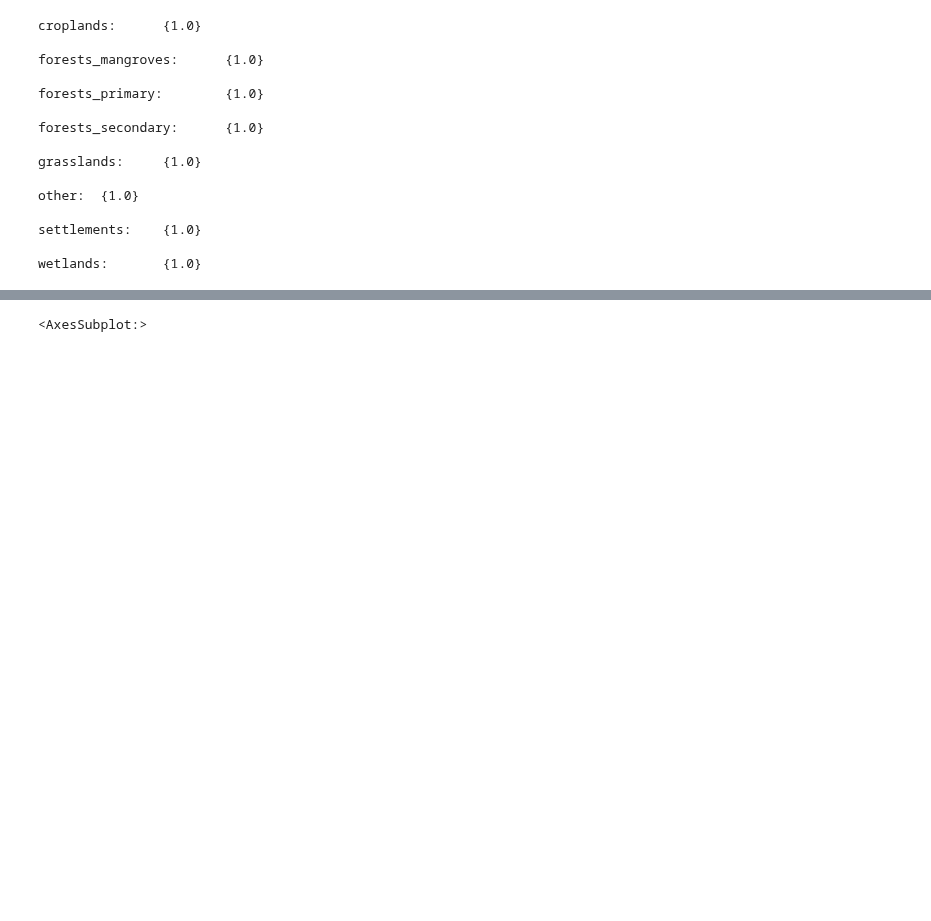
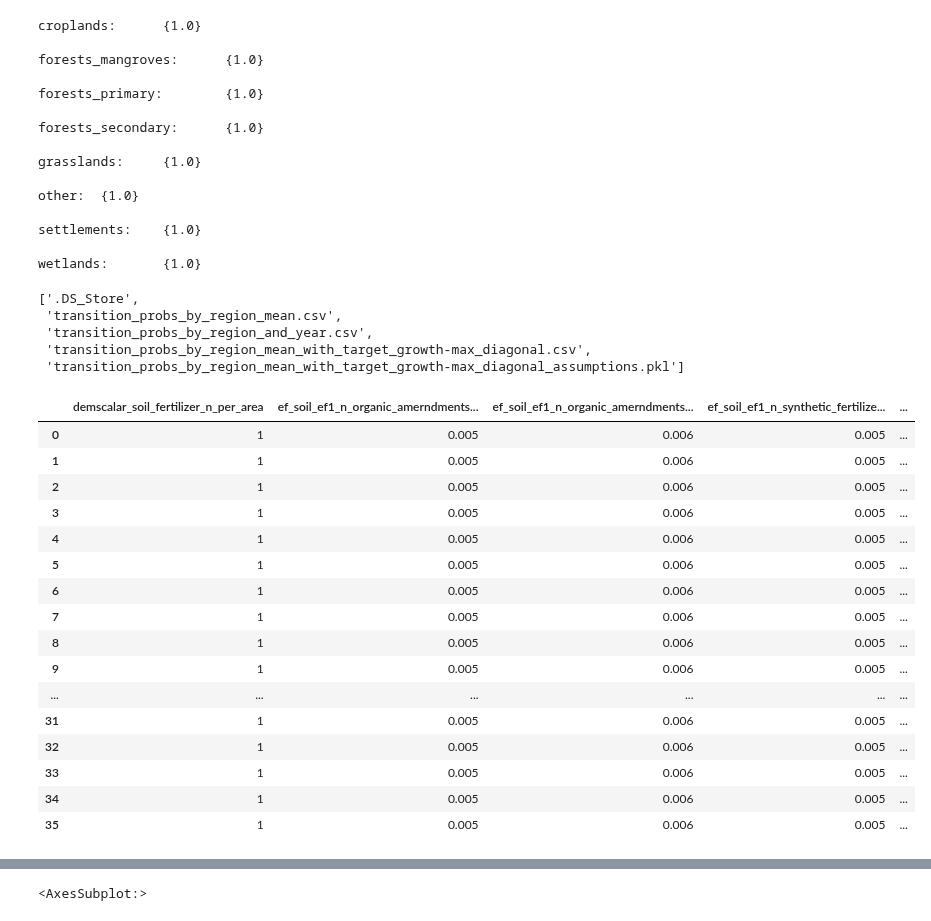
Before and after one commit to jarojasag/lac_decarbonization, a Jupyter notebook: python/build_energy.ipynb, the cells around one changed output, grey strips where cells are left out. Cells and saved outputs as stored; diff of their text form; code cells hidden in the pictures; blank space fills up the shorter version.

```diff
--- a/python/build_energy.ipynb
+++ b/python/build_energy.ipynb
@@ -50,6 +50,37 @@ other:  {1.0}
 settlements:    {1.0}
 
 wetlands:       {1.0}
+# %%
+os.listdir(os.path.dirname(sa.fp_csv_transition_probability_estimation_mean))
+# %% [output]
+['.DS_Store',
+ 'transition_probs_by_region_mean.csv',
+ 'transition_probs_by_region_and_year.csv',
+ 'transition_probs_by_region_mean_with_target_growth-max_diagonal.csv',
+ 'transition_probs_by_region_mean_with_target_growth-max_diagonal_assumptions.pkl']
+# %%
+df_input[[x for x in df_input.columns if ("soil" in x) and ("fertilizer" in x)]]
+
+qtyinit_soil_synthetic_fertilizer_kt
+frac_soil_synthetic_fertilizer_urea
+# %% [output]
+|  | demscalar_soil_fertilizer_n_per_area | ef_soil_ef1_n_organic_amerndments... | ef_soil_ef1_n_organic_amerndments... | ef_soil_ef1_n_synthetic_fertilize... | ... |
+| 0 | 1 | 0.005 | 0.006 | 0.005 | ... |
+| 1 | 1 | 0.005 | 0.006 | 0.005 | ... |
+| 2 | 1 | 0.005 | 0.006 | 0.005 | ... |
+| 3 | 1 | 0.005 | 0.006 | 0.005 | ... |
+| 4 | 1 | 0.005 | 0.006 | 0.005 | ... |
+| 5 | 1 | 0.005 | 0.006 | 0.005 | ... |
+| 6 | 1 | 0.005 | 0.006 | 0.005 | ... |
+| 7 | 1 | 0.005 | 0.006 | 0.005 | ... |
+| 8 | 1 | 0.005 | 0.006 | 0.005 | ... |
+| 9 | 1 | 0.005 | 0.006 | 0.005 | ... |
+| ... | ... | ... | ... | ... | ... |
+| 31 | 1 | 0.005 | 0.006 | 0.005 | ... |
+| 32 | 1 | 0.005 | 0.006 | 0.005 | ... |
+| 33 | 1 | 0.005 | 0.006 | 0.005 | ... |
+| 34 | 1 | 0.005 | 0.006 | 0.005 | ... |
+| 35 | 1 | 0.005 | 0.006 | 0.005 | ... |
 # %%
 importlib.reload(ds)
 importlib.reload(sa)
```
Also changed, not shown: parts of 4 cells of this notebook, 2 other files.
